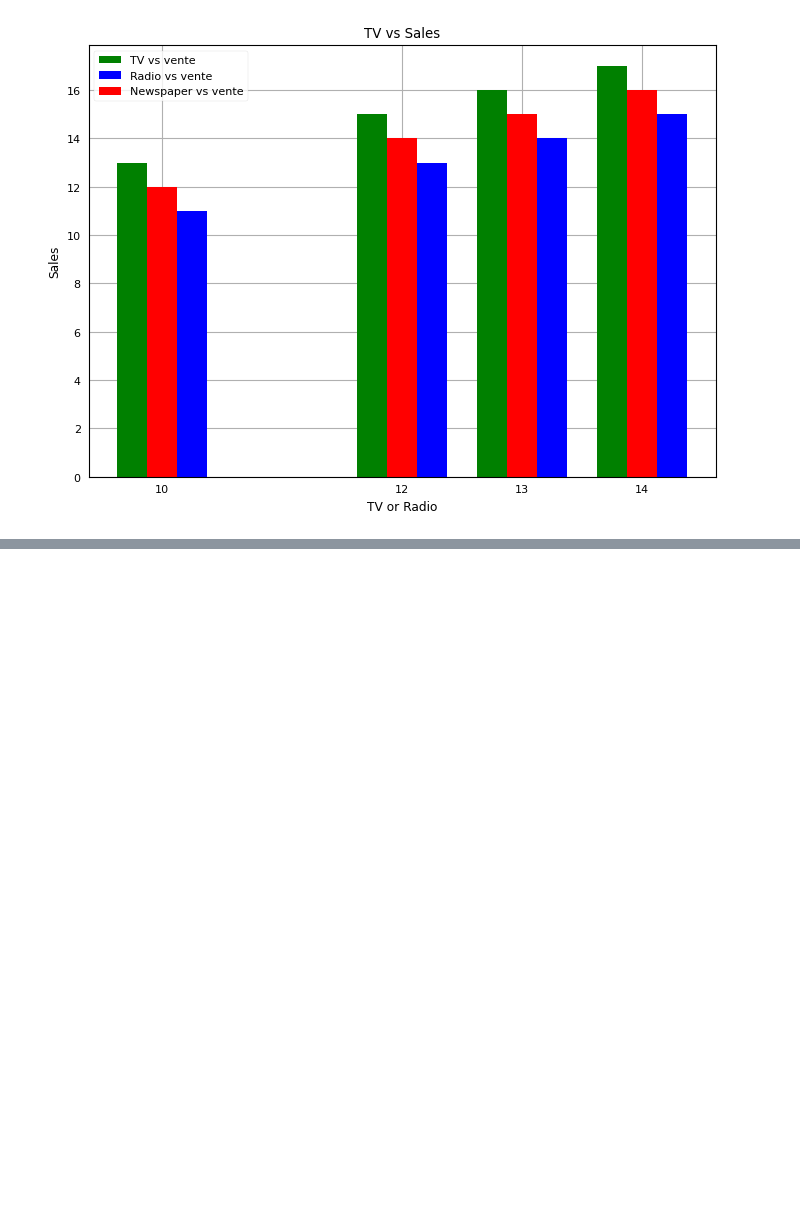
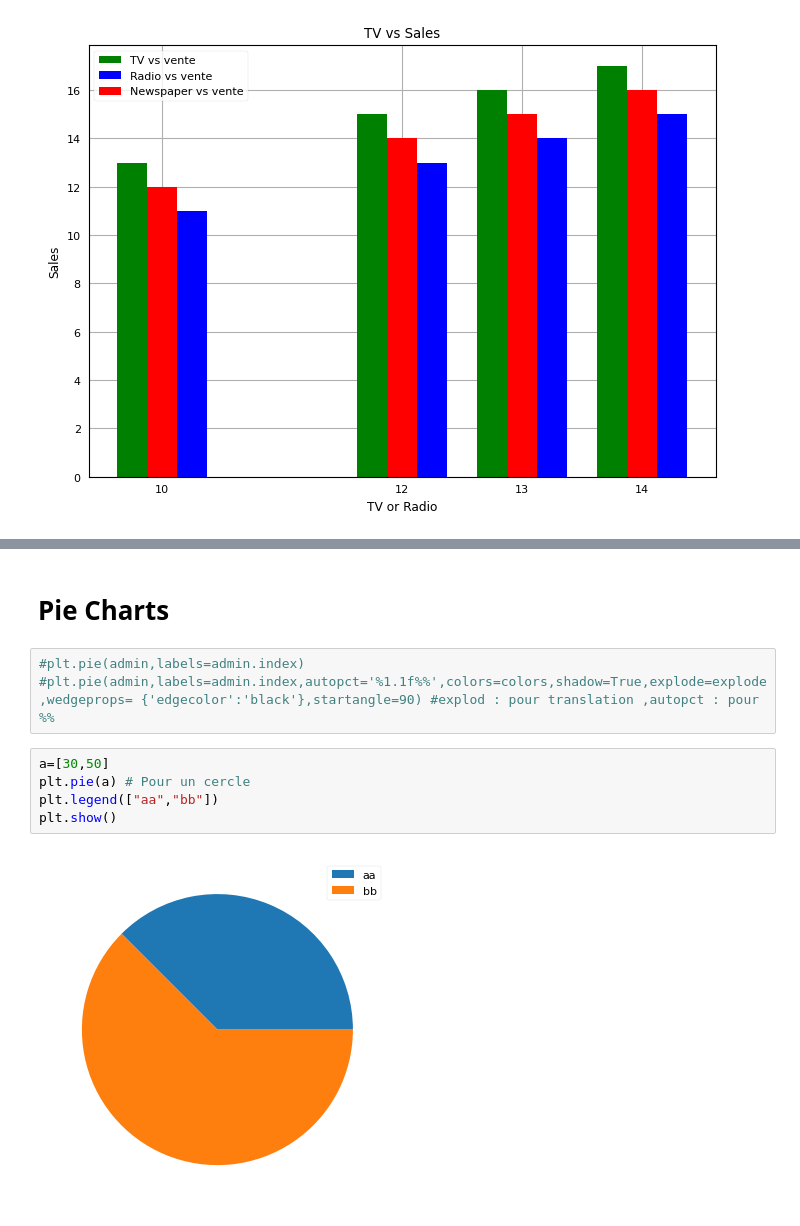
Before and after one commit to ahmedaboutaib/PythonForAI, a Jupyter notebook: Matplotlib.ipynb, the cells around one changed output, grey strips where cells are left out. Cells and saved outputs as stored; diff of their text form; blank space fills up the shorter version.

```diff
--- a/Matplotlib.ipynb
+++ b/Matplotlib.ipynb
@@ -102,0 +175,12 @@ plt.show()
+# %% [markdown]
+# Pie Charts
+# %%
+#plt.pie(admin,labels=admin.index)
+#plt.pie(admin,labels=admin.index,autopct='%1.1f%%',colors=colors,shadow=True,explode=explode ,wedgeprops= {'edgecolor':'black'},startangle=90) #explod : pour translation ,autopct : pour %%
+# %%
+a=[30,50]
+plt.pie(a) # Pour un cercle
+plt.legend(["aa","bb"])
+plt.show()
+# %% [output]
+[figure, added]
```
Also changed, not shown: parts of 19 cells of this notebook, 1 other file.
